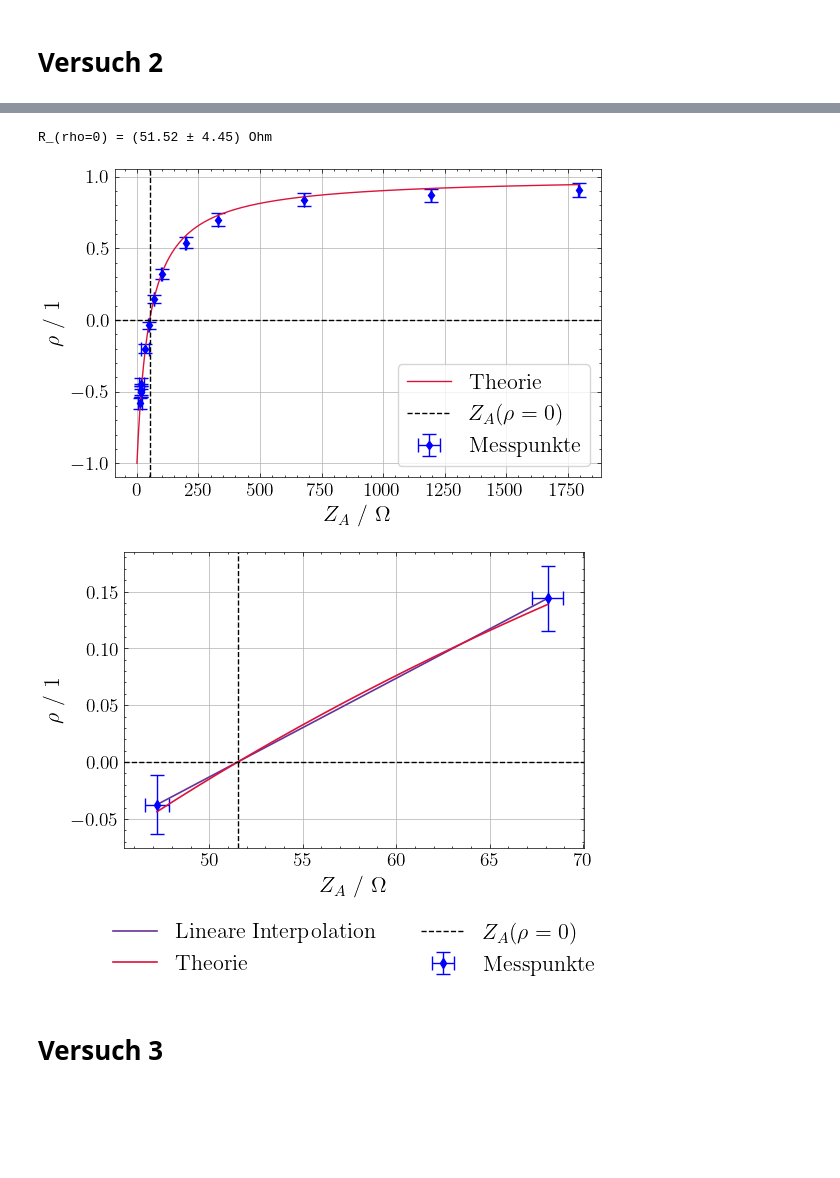
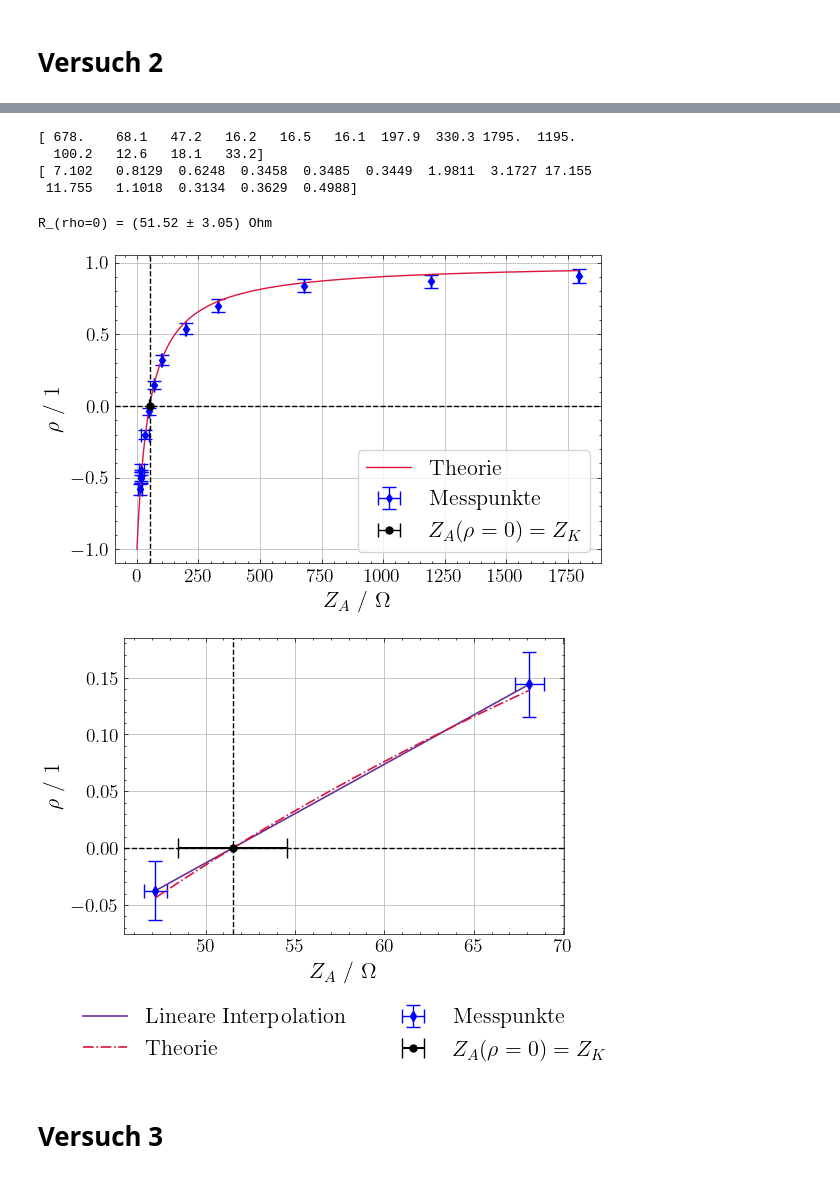
Before and after one commit to eudaemon3/Labor-Experimentalphysik-2, a Jupyter notebook: 04_Signalleitung/Auswertung.ipynb, the cells around one changed output, grey strips where cells are left out. Cells and saved outputs as stored; diff of their text form; code cells hidden in the pictures; blank space fills up the shorter version.

```diff
--- a/04_Signalleitung/Auswertung.ipynb
+++ b/04_Signalleitung/Auswertung.ipynb
@@ -179,7 +205,8 @@ folder_path = "data/Signalleitung/V02"
 # %%
 R_measure = np.array([678.0, 68.1, 47.2, 16.2, 16.5, 16.1, 197.9, 330.3, 1795.0, 1195.0, 100.2, 12.6, 18.1, 33.2]) # Ohm
 delta_R = np.where(R_measure > 600, R_measure*0.009 + 1, R_measure*0.009 + 0.2)
-
+print(R_measure)
+print(delta_R)
 U_e = 2 #V
 U_r = np.array([1.675, 0.288, -0.075, -1.0, -0.975, -1.0, 1.075, 1.4, 1.815, 1.737, 0.638, -1.165, -0.888, -0.4]) # V
 delta_U = 0.05
@@ -193,6 +220,11 @@ R_sorted = R_measure[idx]
 delta_R_sorted = delta_R[idx]
 rho_sorted = rho[idx]
 delta_rho_sorted = delta_rho[idx]
+# %% [output]
+[ 678.    68.1   47.2   16.2   16.5   16.1  197.9  330.3 1795.  1195.
+  100.2   12.6   18.1   33.2]
+[ 7.102   0.8129  0.6248  0.3458  0.3485  0.3449  1.9811  3.1727 17.155
+ 11.755   1.1018  0.3134  0.3629  0.4988]
 # %%
 # calculate rho=0 usinf linear interpolation
 for i in range(len(rho_sorted) - 1):
@@ -205,7 +237,7 @@ rho1, rho2 = rho_sorted[sign_change], rho_sorted[sign_change + 1]
 d_rho1, d_rho2 = delta_rho_sorted[sign_change], delta_rho_sorted[sign_change + 1]
 
 R_rho0 = R1 - rho1 * (R2 - R1) / (rho2 - rho1)
-delta_R_rho0 = np.abs((R2 - R1) / (rho2 - rho1)) * np.sqrt(d_rho1**2 + d_rho2**2)
+delta_R_rho0 = np.abs((R2 - R1) / (rho2 - rho1)**2) * (np.abs(d_rho1*rho2) + np.abs(d_rho2*rho1))
 
 print(f"R_(rho=0) = ({R_rho0:.2f} ± {delta_R_rho0:.2f}) Ohm")
 
@@ -223,12 +255,12 @@ ax.errorbar(
 )
 
 ax.plot(R_fine, rho_theo(R_fine, R_rho0), color='crimson', label='Theorie')
-
+ax.errorbar(
+    R_rho0, 0, xerr=delta_R_rho0, color='black',
+    capsize=5, label=rf"$Z_A(\rho=0) = Z_K$",
+    linestyle='none', marker='o', markersize=5)
 ax.axhline(0, color='black', linestyle='--', linewidth=1)
-ax.axvline(
-    R_rho0, color='black', linestyle='--',
-    label=rf"$Z_A(\rho=0)$"
-)
+ax.axvline(R_rho0, color='black', linestyle='--')
 
 ax.set_xlabel(r"$Z_A$ / $\Omega$", fontsize=16)
 ax.set_ylabel(r"$\rho$ / 1", fontsize=16)
@@ -238,47 +270,49 @@ ax.legend(fontsize=16, frameon=True)
 plt.tight_layout()
 plt.show()
 # %% [output]
-R_(rho=0) = (51.52 ± 4.45) Ohm
+R_(rho=0) = (51.52 ± 3.05) Ohm
-[figure, old version]
+[figure, new version]
 # %%
 R_interp = np.linspace(R1, R2, 1000)
 rho_interp_line = rho1 + (rho2 - rho1) * (R_interp - R1) / (R2 - R1)
 
 fig, ax = plt.subplots(1, 1, figsize=(6, 4))
 
 ax.errorbar(
     [R1, R2], [rho1, rho2], yerr=[d_rho1, d_rho2],
     xerr=[delta_R_sorted[sign_change], delta_R_sorted[sign_change + 1]],
     fmt='d', markersize=5, capsize=5, color='blue',label='Messpunkte'
 )
 
 ax.plot(
     R_interp, rho_interp_line, color='rebeccapurple',
     linestyle='-',linewidth=1.2, label='Lineare Interpolation'
 )
 
 ax.plot(
     R_interp, rho_theo(R_interp, R_rho0), color='crimson',
-    linestyle='-', label='Theorie', linewidth=1.2
+    linestyle='-.', label='Theorie', linewidth=1.2
 )
 
+ax.errorbar(
+    R_rho0, 0, xerr=delta_R_rho0, color='black',
+    capsize=7, label=rf"$Z_A(\rho=0) = Z_K$",
+    linestyle='none', marker='o', markersize=5, linewidth=1.5)
 ax.axhline(0, color='black', linestyle='--', linewidth=1)
-ax.axvline(
-    R_rho0, color='black', linestyle='--',
-    label=r"$Z_A(\rho=0)$"
-)
+ax.axvline(R_rho0, color='black', linestyle='--')
+
 ax.set_xlabel(r"$Z_A$ / $\Omega$", fontsize=16)
 ax.set_ylabel(r"$\rho$ / 1", fontsize=16)
 ax.grid(True)
 ax.legend(
     fontsize=16, frameon=False, ncols=2,
     loc='lower center', bbox_to_anchor=(0.5, -0.5)
 )
 
 plt.tight_layout(rect=[0, -0.2, 1, 1])
 plt.show()
 # %% [output]
-[figure, old version]
+[figure, new version]
 # %% [markdown]
 # Versuch 3
 # %%
```
Also changed, not shown: parts of 3 cells of this notebook, 4 other files.
